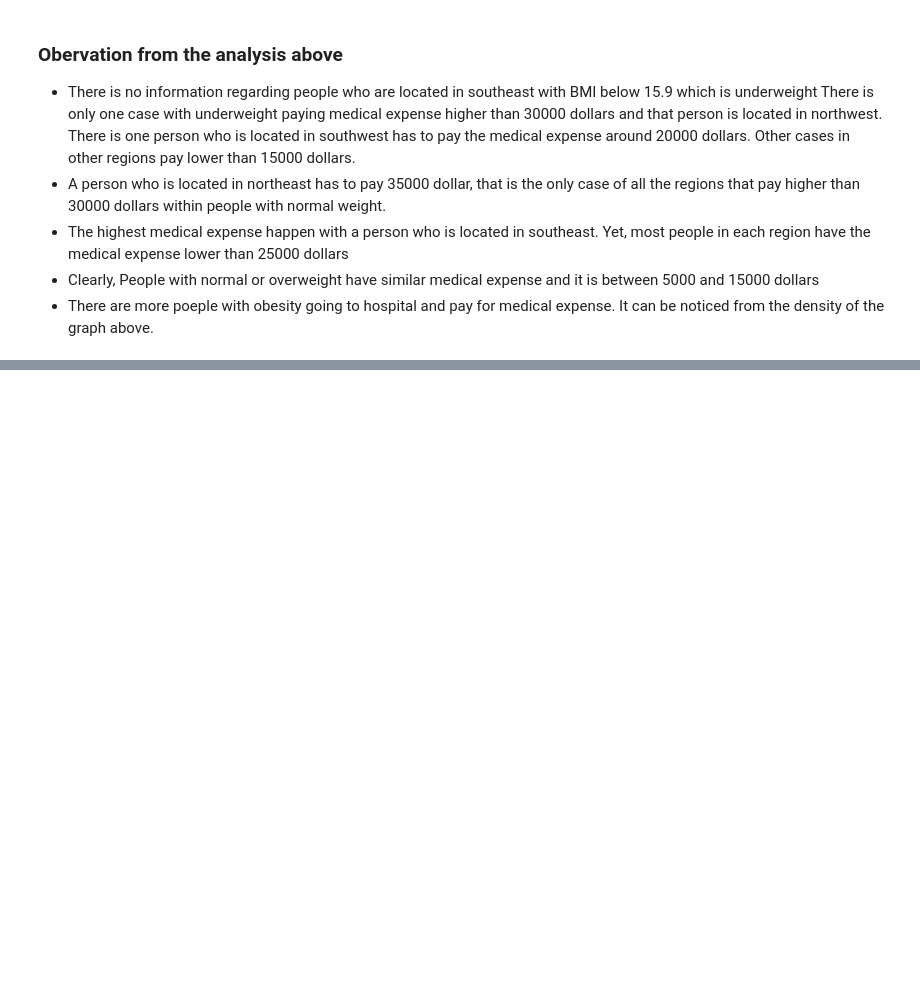
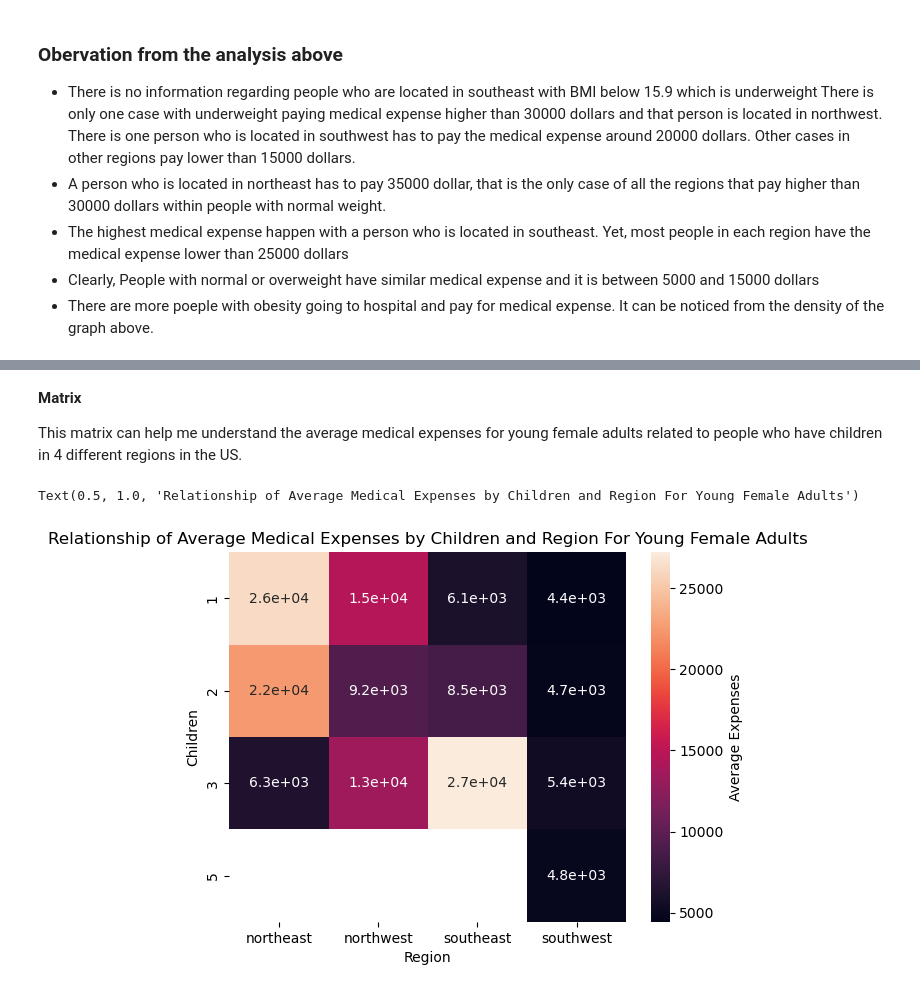
Before and after one commit to ubco-W2022T2-data301/project-group-group10, a Jupyter notebook: analysis/analysis3.ipynb, the cells around one changed output, grey strips where cells are left out. Cells and saved outputs as stored; diff of their text form; code cells hidden in the pictures; blank space fills up the shorter version.

```diff
--- a/analysis/analysis3.ipynb
+++ b/analysis/analysis3.ipynb
@@ -235,0 +651,13 @@ obe.map(sns.scatterplot, "bmi", "charges").set(ylabel="Medical expenses",xlabel=
+# %% [markdown]
+**Matrix**
+
+This matrix can help me understand the average medical expenses for young female adults related to people who have children in 4 different regions in the US.
+# %%
+young_g2 = df_young.pivot_table(values='Medical expenses', index='Children', columns='Region')
+sns.heatmap(young_g2, annot=True, cbar_kws={'label': 'Average Expenses'})
+plt.xlabel('Region')
+plt.ylabel('Children')
+plt.title('Relationship of Average Medical Expenses by Children and Region For Young Female Adults')
+# %% [output]
+Text(0.5, 1.0, 'Relationship of Average Medical Expenses by Children and Region For Young Female Adults')
+[figure, added]
```
Also changed, not shown: parts of 46 cells of this notebook, 1 other file.
